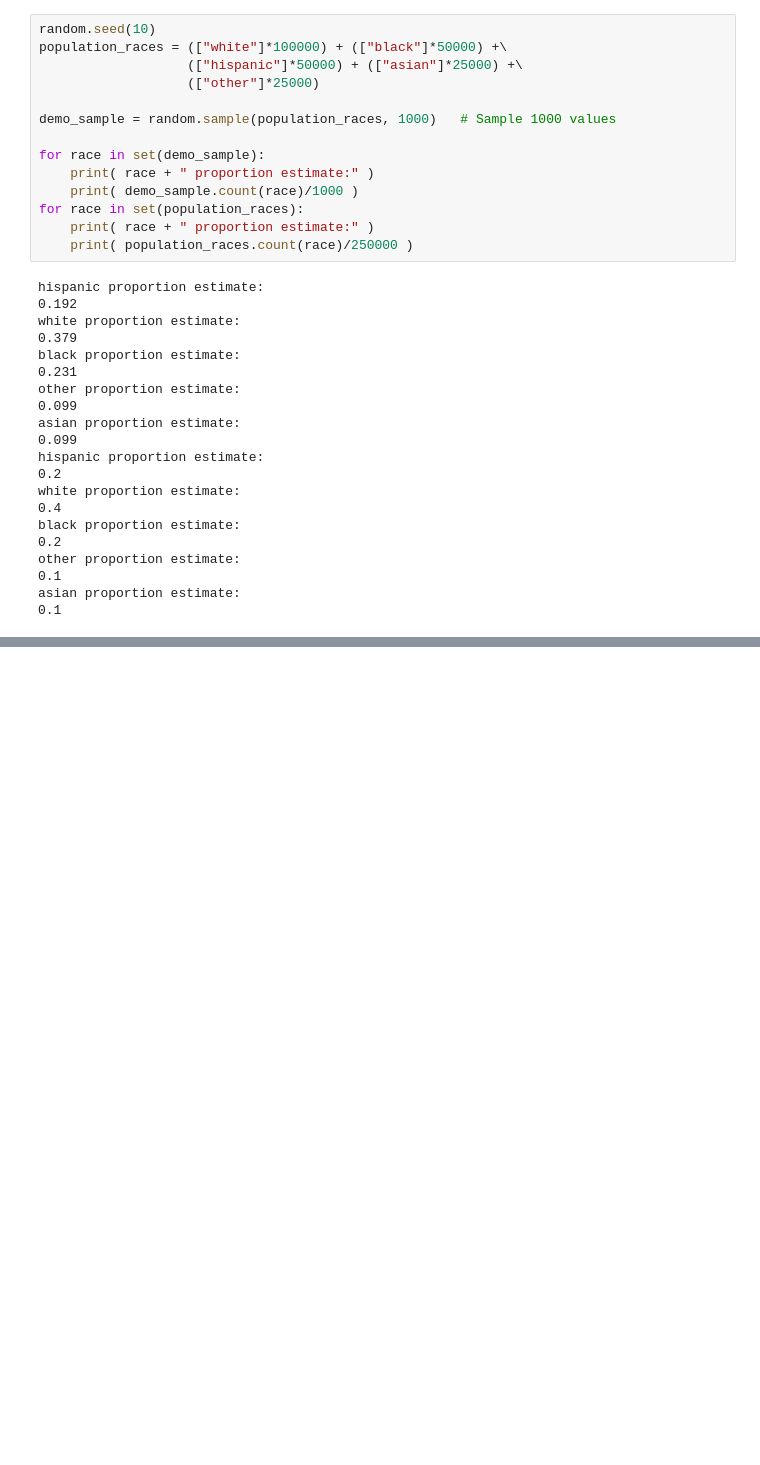
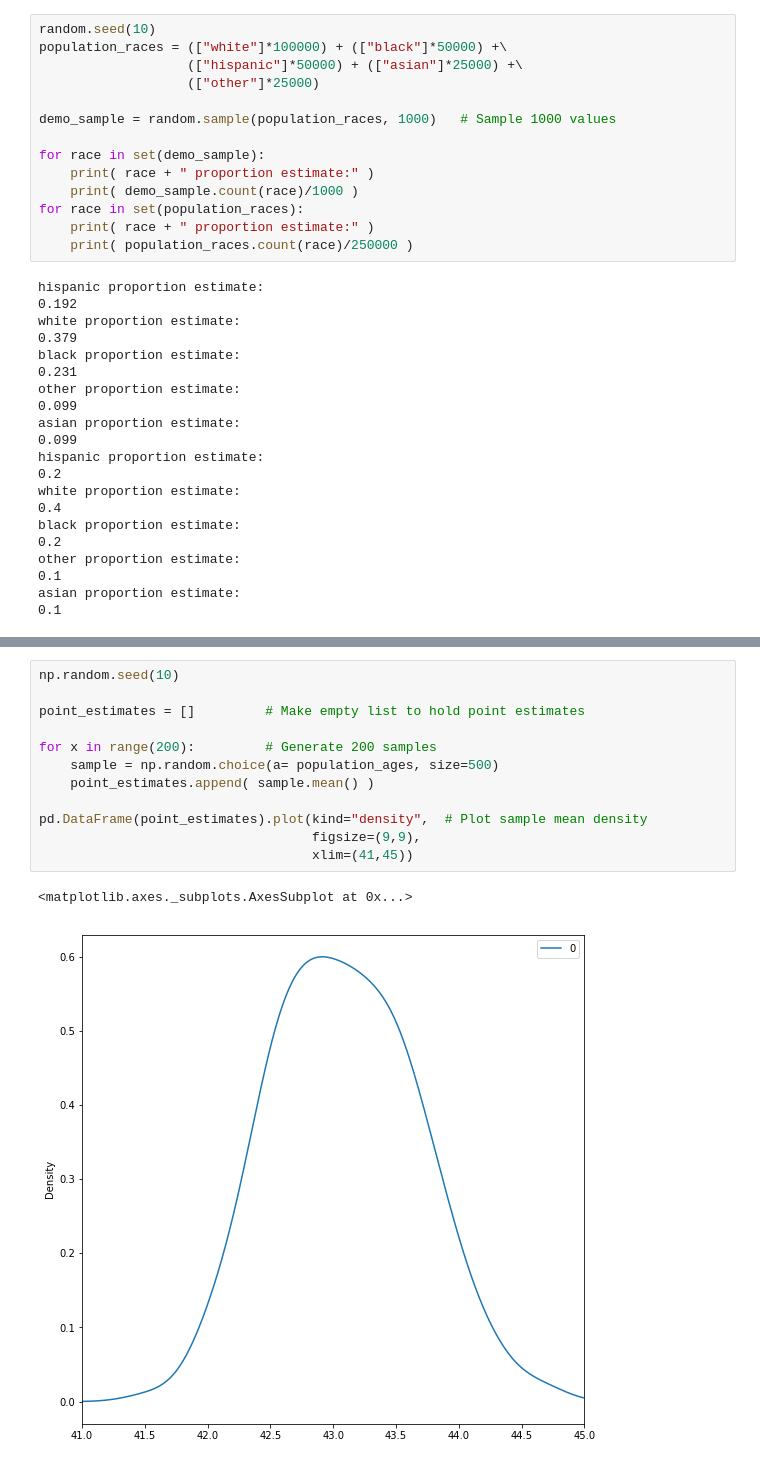
Before and after one commit to Gurubux/ML-Analysis-Steps, a Jupyter notebook: BasicStatistics/InferentialAnalysis/InferentialAnalysis_PointEstimates_ConfidenceIntervals.ipynb, the cells around one changed output, grey strips where cells are left out. Saved outputs shown, nothing was run; the diff lists cells and outputs as text; blank space fills up the shorter version.

```diff
--- a/BasicStatistics/InferentialAnalysis/InferentialAnalysis_PointEstimates_ConfidenceIntervals.ipynb
+++ b/BasicStatistics/InferentialAnalysis/InferentialAnalysis_PointEstimates_ConfidenceIntervals.ipynb
@@ -71,0 +92,15 @@ asian proportion estimate:
+# %%
+np.random.seed(10)
+
+point_estimates = []         # Make empty list to hold point estimates
+
+for x in range(200):         # Generate 200 samples
+    sample = np.random.choice(a= population_ages, size=500)
+    point_estimates.append( sample.mean() )
+
+pd.DataFrame(point_estimates).plot(kind="density",  # Plot sample mean density
+                                   figsize=(9,9),
+                                   xlim=(41,45))
+# %% [output]
+<matplotlib.axes._subplots.AxesSubplot at 0x...>
+[figure, added]
```
Also changed, not shown: parts of 13 cells of this notebook, 1 other file.
